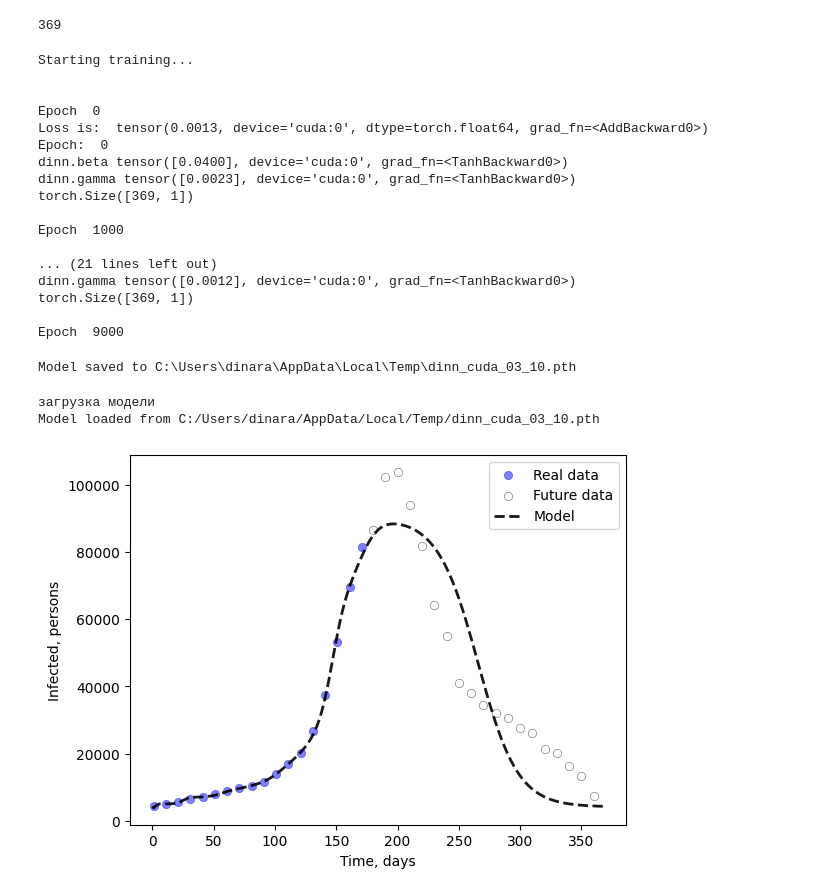
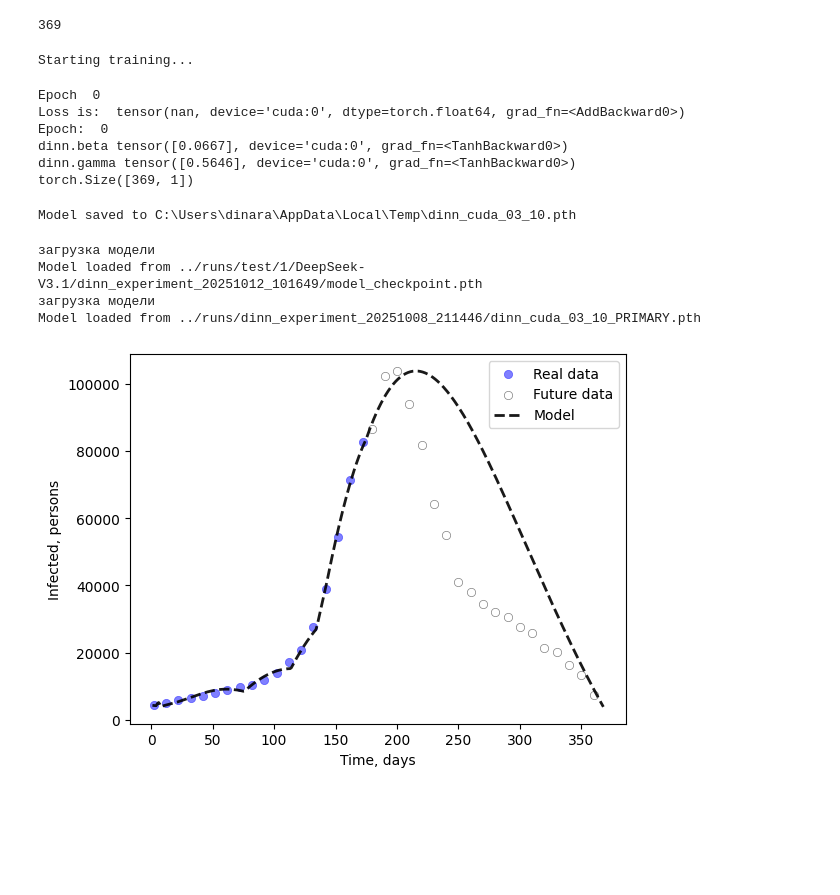
Before and after one commit to blabla9111/PINN_LLM, a Jupyter notebook: notebooks/PINN_test copy.ipynb, the cells around one changed output. Cells and saved outputs as stored; diff of their text form; code cells hidden in the pictures; blank space fills up the shorter version.

Commit message:
test results and tensorboard

```diff
--- a/notebooks/PINN_test copy.ipynb
+++ b/notebooks/PINN_test copy.ipynb
@@ -265,6 +259,7 @@ def load_model(filepath, t, S_data, I_data, D_data, R_data, train_size):
 
     # Создаем экземпляр модели
     model = DINN(t, S_data, I_data, D_data, R_data, device, train_size)
+    # print(checkpoint)
 
     # Загружаем параметры
     model.load_state_dict(checkpoint["model_state_dict"])
@@ -278,15 +273,15 @@ def load_model(filepath, t, S_data, I_data, D_data, R_data, train_size):
     model.I_min = checkpoint["I_min"]
     model.D_min = checkpoint["D_min"]
     model.R_min = checkpoint["R_min"]
-    model.t = checkpoint["t"]
-    model.S = checkpoint["S"]
-    model.I = checkpoint["I"]
-    model.D = checkpoint["D"]
-    model.R = checkpoint["R"]
+    # model.t = checkpoint["t"]
+    # model.S = checkpoint["S"]
+    # model.I = checkpoint["I"]
+    # model.D = checkpoint["D"]
+    # model.R = checkpoint["R"]
 
     # Обновляем производные атрибуты
-    model.t_float = model.t.float()
-    model.t_batch = torch.reshape(model.t_float, (len(model.t), 1))
+    # model.t_float = model.t.float()
+    # model.t_batch = torch.reshape(model.t_float, (len(model.t), 1))
     model.S_hat = (model.S - model.S_min) / (model.S_max - model.S_min)
     model.I_hat = (model.I - model.I_min) / (model.I_max - model.I_min)
     model.D_hat = (model.D - model.D_min) / (model.D_max - model.D_min)
@@ -355,33 +350,26 @@ torch.backends.cudnn.deterministic = True
 dinn = DINN(timesteps, susceptible, infected, dead, recovered, device, 180)
 # %%
 S_pred_list, I_pred_list, D_pred_list, R_pred_list, alpha_pred_list = dinn.train(
-    10000)
+    1000)
 # %% [output]
 Starting training...
-
-
-Epoch  0
-Loss is:  tensor(0.0013, device='cuda:0', dtype=torch.float64, grad_fn=<AddBackward0>)
-Epoch:  0
-dinn.beta tensor([0.0400], device='cuda:0', grad_fn=<TanhBackward0>)
-dinn.gamma tensor([0.0023], device='cuda:0', grad_fn=<TanhBackward0>)
-torch.Size([369, 1])
-
-Epoch  1000
-
-... (21 lines left out)
-dinn.gamma tensor([0.0012], device='cuda:0', grad_fn=<TanhBackward0>)
-torch.Size([369, 1])
-
-Epoch  9000
+Epoch  0
+Loss is:  tensor(nan, device='cuda:0', dtype=torch.float64, grad_fn=<AddBackward0>)
+Epoch:  0
+dinn.beta tensor([0.0667], device='cuda:0', grad_fn=<TanhBackward0>)
+dinn.gamma tensor([0.5646], device='cuda:0', grad_fn=<TanhBackward0>)
+torch.Size([369, 1])
 # %%
 save_model(dinn, 'dinn_cuda_03_10.pth')
 # %% [output]
 Model saved to C:\Users\dinara\AppData\Local\Temp\dinn_cuda_03_10.pth
 # %%
-loaded_dinn = load_model("C:/Users/dinara/AppData/Local/Temp/dinn_cuda_03_10.pth",timesteps, susceptible, infected, dead, recovered, 180)
+loaded_dinn = load_model("../runs/test/1/DeepSeek-V3.1/dinn_experiment_20251012_101649/model_checkpoint.pth",timesteps, susceptible, infected, dead, recovered, 180)
+loaded_dinn_primary = load_model("../runs/dinn_experiment_20251008_211446/dinn_cuda_03_10_PRIMARY.pth",timesteps, susceptible, infected, dead, recovered, 180)
 # %% [output]
 загрузка модели
-Model loaded from C:/Users/dinara/AppData/Local/Temp/dinn_cuda_03_10.pth
+Model loaded from ../runs/test/1/DeepSeek-V3.1/dinn_experiment_20251012_101649/model_checkpoint.pth
+загрузка модели
+Model loaded from ../runs/dinn_experiment_20251008_211446/dinn_cuda_03_10_PRIMARY.pth
 # %%
 S_pred, I_pred, D_pred, R_pred, alpha_pred = loaded_dinn.predict()
@@ -388,15 +377,15 @@ S_pred, I_pred, D_pred, R_pred, alpha_pred = loaded_dinn.predict()
 # %%
 x= 180
 # %%
-plt.scatter(timesteps[:x+1][1::10], infected[:x+1][1::10],
+plt.scatter(timesteps[1:x+1][1::10], infected[1:x+1][1::10],
             c='blue', alpha=0.5, lw=0.5, label='Real data')
 plt.scatter(timesteps[x:][::10], infected[x:][::10], c='white',
             edgecolors='black', alpha=0.5, lw=0.5, label='Future data')
-plt.plot(timesteps, I_pred.cpu().detach().numpy(
-), 'black', alpha=0.9, lw=2, label='Model', linestyle='dashed')
+plt.plot(timesteps[1:], I_pred.cpu().detach().numpy(
+)[1:], 'black', alpha=0.9, lw=2, label='Model', linestyle='dashed')
 plt.xlabel("Time, days")
 plt.ylabel("Infected, persons")
 plt.legend()
 plt.show()
 # %% [output]
-[figure, old version]
+[figure, new version]
```
Also changed, not shown: parts of 3 cells of this notebook, 11 other files.
